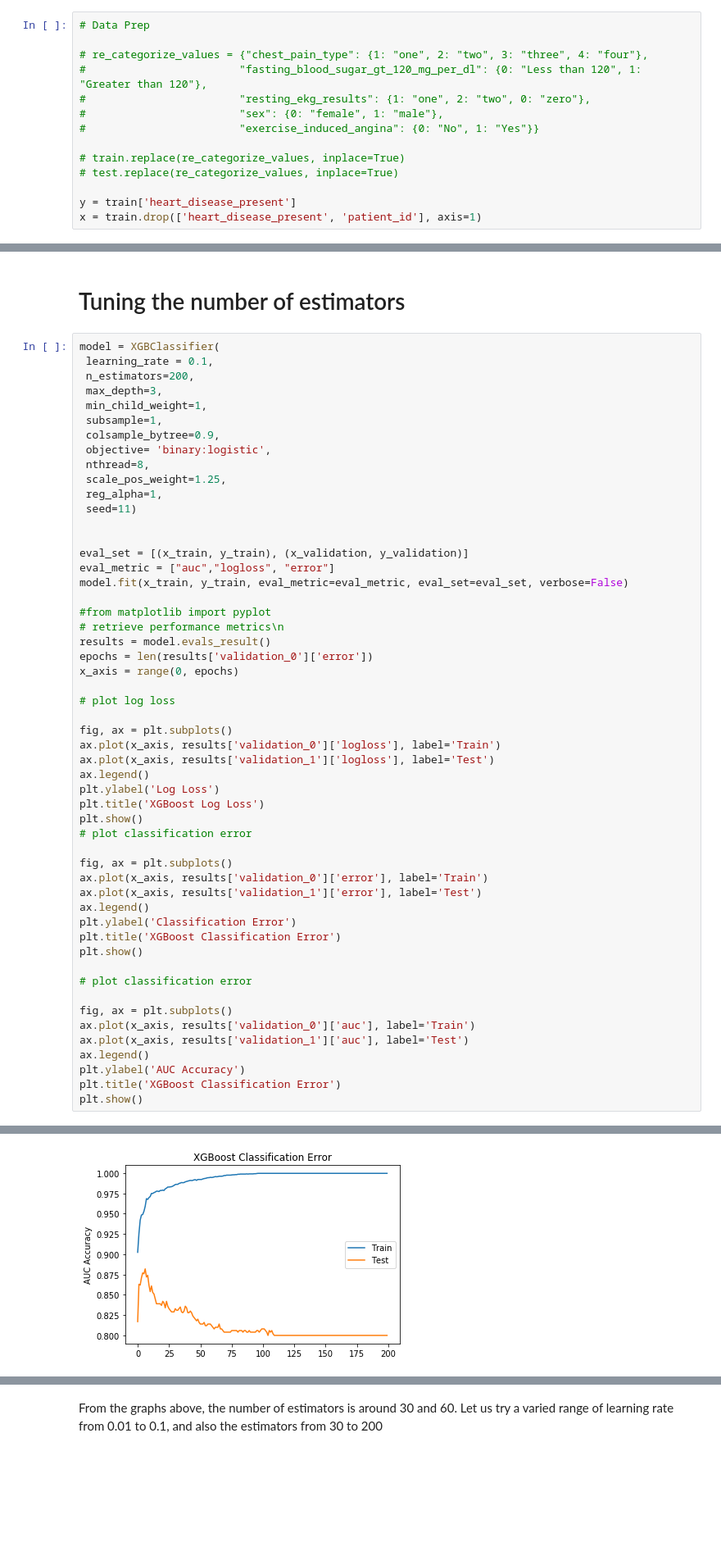
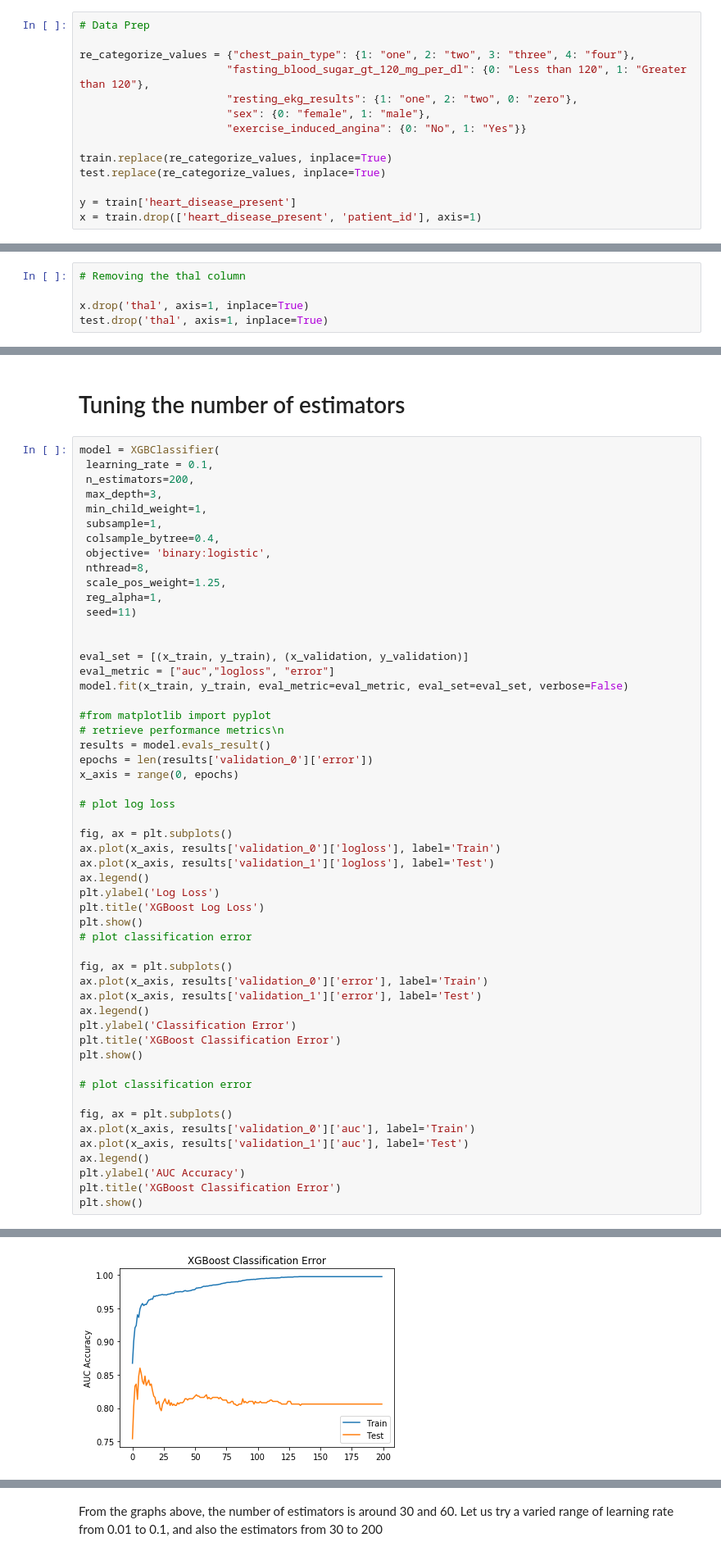
Before and after one commit to sivacharansrc/Predicting-Heart-Disease, a Jupyter notebook: pyScript V2.ipynb, the cells around one changed output, grey strips where cells are left out. Shown at 82% size. Drawn from its saved outputs; the diff is of its cells as text; blank space fills up the shorter version.

```diff
--- a/pyScript V2.ipynb
+++ b/pyScript V2.ipynb
@@ -36,14 +36,14 @@ train = train_values.join(train_labels.set_index('patient_id'), on='patient_id',
 # %%
 # Data Prep
 
-# re_categorize_values = {"chest_pain_type": {1: "one", 2: "two", 3: "three", 4: "four"},
-#                        "fasting_blood_sugar_gt_120_mg_per_dl": {0: "Less than 120", 1: "Greater than 120"},
-#                        "resting_ekg_results": {1: "one", 2: "two", 0: "zero"},
-#                        "sex": {0: "female", 1: "male"},
-#                        "exercise_induced_angina": {0: "No", 1: "Yes"}}
+re_categorize_values = {"chest_pain_type": {1: "one", 2: "two", 3: "three", 4: "four"},
+                       "fasting_blood_sugar_gt_120_mg_per_dl": {0: "Less than 120", 1: "Greater than 120"},
+                       "resting_ekg_results": {1: "one", 2: "two", 0: "zero"},
+                       "sex": {0: "female", 1: "male"},
+                       "exercise_induced_angina": {0: "No", 1: "Yes"}}
 
-# train.replace(re_categorize_values, inplace=True)
-# test.replace(re_categorize_values, inplace=True)
+train.replace(re_categorize_values, inplace=True)
+test.replace(re_categorize_values, inplace=True)
 
 y = train['heart_disease_present']
 x = train.drop(['heart_disease_present', 'patient_id'], axis=1)
@@ -303,3 +287,8 @@ test['heart_risk'] = np.where(test.sex == 1,0.25,0) + np.where(test.chest_pain_t
+# %%
+# Removing the thal column
+
+x.drop('thal', axis=1, inplace=True)
+test.drop('thal', axis=1, inplace=True)
 # %%
 # # Export the feature engineered dataset for validation
 
@@ -338,7 +324,7 @@ model = XGBClassifier(
  max_depth=3,
  min_child_weight=1,
  subsample=1,
- colsample_bytree=0.9,
+ colsample_bytree=0.4,
  objective= 'binary:logistic',
  nthread=8,
  scale_pos_weight=1.25,
@@ -390,4 +376,4 @@ plt.show()
-[figure, old version]
+[figure, new version]
 # %%
 #Print model report:
 
```
Also changed, not shown: parts of 22 cells of this notebook, 4 other files.
